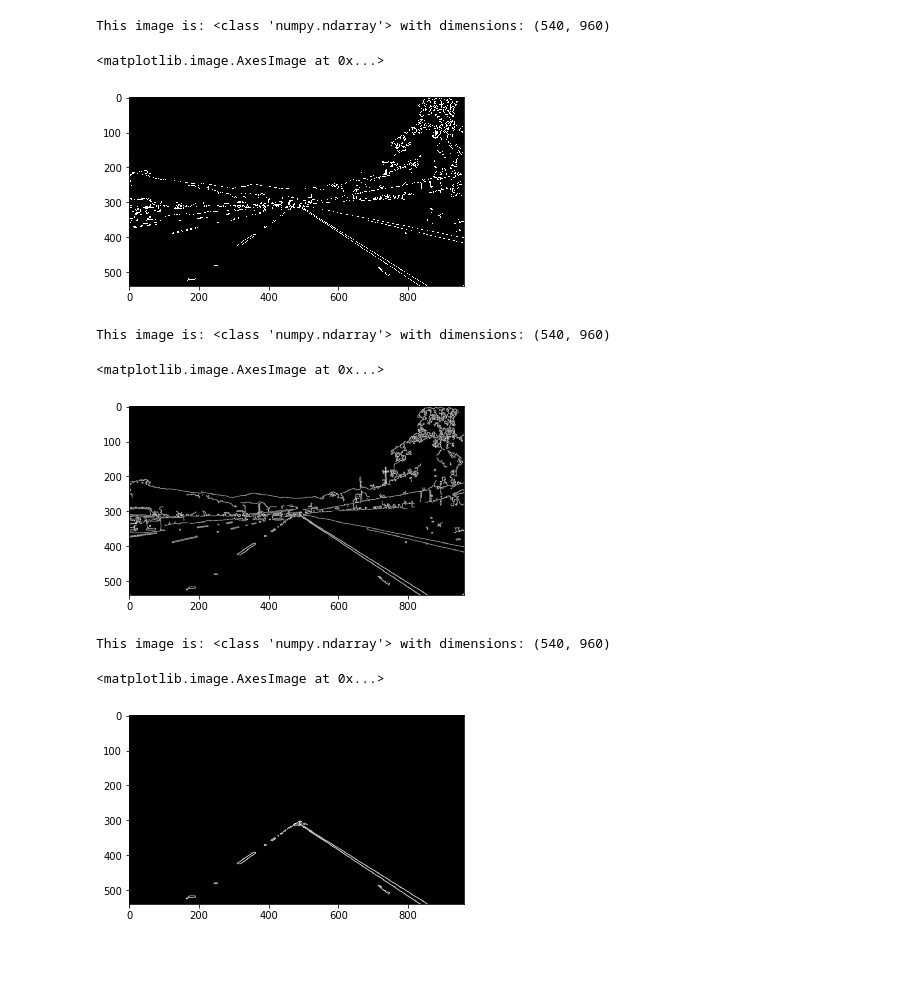
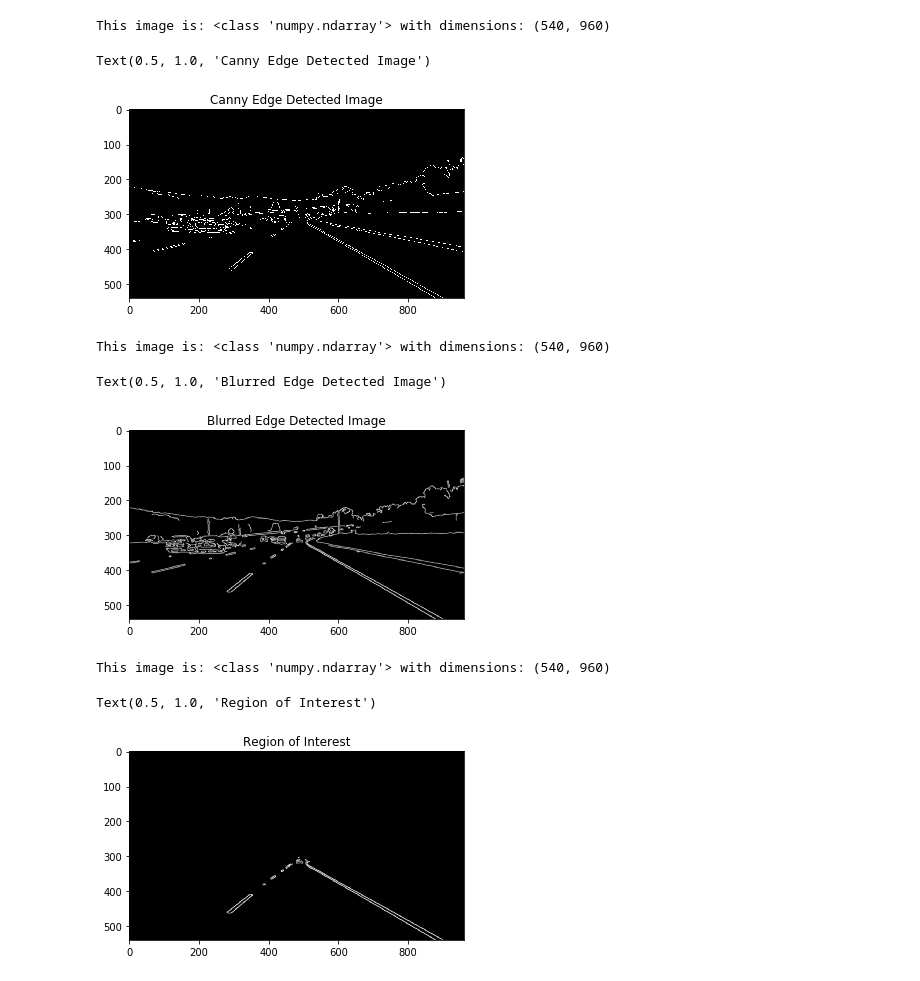
Before and after one commit to usamarazzaq171/Finding-Road-Lane, a Jupyter notebook: Untitled0.ipynb, the cells around one changed output. Drawn from its saved outputs; the diff is of its cells as text; code cells hidden in the pictures.

```diff
--- a/Untitled0.ipynb
+++ b/Untitled0.ipynb
@@ -91,9 +165,10 @@ def process_image1(image):
 # %%
 #reading in an image
-image = mpimg.imread('/content/CarND-LaneLines-P1/test_images/solidWhiteRight.jpg')
+image = mpimg.imread('/content/CarND-LaneLines-P1/test_images/solidWhiteCurve.jpg')
 
 #printing out some stats and plotting
-print('This image is:', type(image), 'with dimensions:', image.shape)
-plt.imshow(image)  # if you wanted to show a single color channel image called 'gray', for example, call as plt.imshow(gray, cmap='gray')
+print('This image is:', type(image),  'with dimensions:', image.shape)
+plt.imshow(image)
+plt.title('Original Image')  # if you wanted to show a single color channel image called 'gray', for example, call as plt.imshow(gray, cmap='gray')
 # %% [output]
 This image is: <class 'numpy.ndarray'> with dimensions: (540, 960, 3)
@@ -110,26 +186,29 @@ This image is: <class 'numpy.ndarray'> with dimensions: (540, 960, 3)
 # %%
-cany=canny(image,50,150)
+cany=canny(blur,50,150)
 print('This image is:', type(image), 'with dimensions:', cany.shape)
 plt.imshow(cany,cmap='gray')
+plt.title('Canny Edge Detected Image')
 # %% [output]
 This image is: <class 'numpy.ndarray'> with dimensions: (540, 960)
-<matplotlib.image.AxesImage at 0x...>
+Text(0.5, 1.0, 'Canny Edge Detected Image')
-[figure, old version]
+[figure, new version]
 # %%
 blur1=gaussian_blur(cany,5)
 print('This image is:', type(image), 'with dimensions:', blur1.shape)
 plt.imshow(blur1,cmap='gray')
+plt.title('Blurred Edge Detected Image')
 # %% [output]
 This image is: <class 'numpy.ndarray'> with dimensions: (540, 960)
-<matplotlib.image.AxesImage at 0x...>
+Text(0.5, 1.0, 'Blurred Edge Detected Image')
-[figure, old version]
+[figure, new version]
 # %%
 height=blur1.shape[0]
 triangle=np.array([[(120,height),(910,height),(490,300)]])
 roi=region_of_interest(blur1,triangle)
 print('This image is:', type(image), 'with dimensions:', roi.shape)
 plt.imshow(roi,cmap='gray')
+plt.title('Region of Interest')
 # %% [output]
 This image is: <class 'numpy.ndarray'> with dimensions: (540, 960)
-<matplotlib.image.AxesImage at 0x...>
+Text(0.5, 1.0, 'Region of Interest')
-[figure, old version]
+[figure, new version]
```
Also changed, not shown: parts of 17 cells of this notebook.
